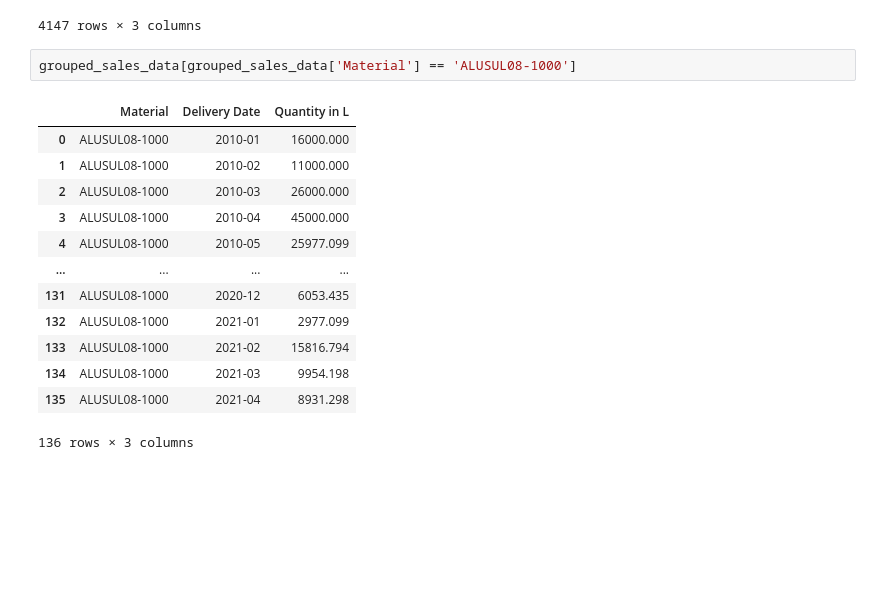
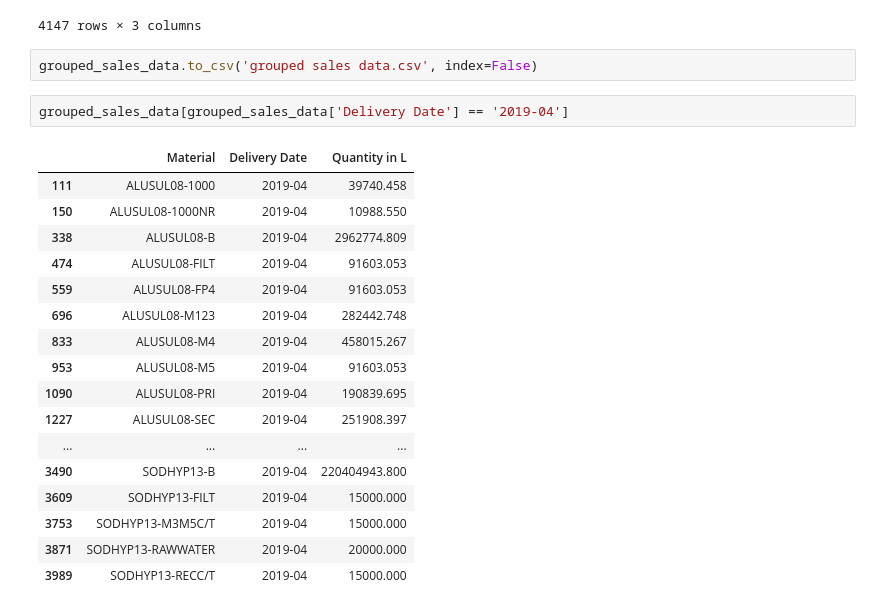
Before and after one commit to yahaod/DS-Project-Group-19, a Jupyter notebook: preprocessing.ipynb, the cells around one changed output. Saved outputs shown, nothing was run; the diff lists cells and outputs as text; blank space fills up the shorter version.

```diff
--- a/preprocessing.ipynb
+++ b/preprocessing.ipynb
@@ -99,19 +106,25 @@ grouped_sales_data
 | 4145 | SODHYP5-B | 2021-03 | 3987.000 |
 | 4146 | SODHYP5-B | 2021-04 | 6323.000 |
 4147 rows × 3 columns
-# %%
-grouped_sales_data[grouped_sales_data['Material'] == 'ALUSUL08-1000']
-# %% [output]
-|  | Material | Delivery Date | Quantity in L |
-| 0 | ALUSUL08-1000 | 2010-01 | 16000.000 |
-| 1 | ALUSUL08-1000 | 2010-02 | 11000.000 |
-| 2 | ALUSUL08-1000 | 2010-03 | 26000.000 |
-| 3 | ALUSUL08-1000 | 2010-04 | 45000.000 |
-| 4 | ALUSUL08-1000 | 2010-05 | 25977.099 |
-| ... | ... | ... | ... |
-| 131 | ALUSUL08-1000 | 2020-12 | 6053.435 |
-| 132 | ALUSUL08-1000 | 2021-01 | 2977.099 |
-| 133 | ALUSUL08-1000 | 2021-02 | 15816.794 |
-| 134 | ALUSUL08-1000 | 2021-03 | 9954.198 |
-| 135 | ALUSUL08-1000 | 2021-04 | 8931.298 |
-136 rows × 3 columns
+# %%
+grouped_sales_data.to_csv('grouped sales data.csv', index=False)
+# %%
+grouped_sales_data[grouped_sales_data['Delivery Date'] == '2019-04']
+# %% [output]
+|  | Material | Delivery Date | Quantity in L |
+| 111 | ALUSUL08-1000 | 2019-04 | 39740.458 |
+| 150 | ALUSUL08-1000NR | 2019-04 | 10988.550 |
+| 338 | ALUSUL08-B | 2019-04 | 2962774.809 |
+| 474 | ALUSUL08-FILT | 2019-04 | 91603.053 |
+| 559 | ALUSUL08-FP4 | 2019-04 | 91603.053 |
+| 696 | ALUSUL08-M123 | 2019-04 | 282442.748 |
+| 833 | ALUSUL08-M4 | 2019-04 | 458015.267 |
+| 953 | ALUSUL08-M5 | 2019-04 | 91603.053 |
+| 1090 | ALUSUL08-PRI | 2019-04 | 190839.695 |
+| 1227 | ALUSUL08-SEC | 2019-04 | 251908.397 |
+| ... | ... | ... | ... |
+| 3490 | SODHYP13-B | 2019-04 | 220404943.800 |
+| 3609 | SODHYP13-FILT | 2019-04 | 15000.000 |
+| 3753 | SODHYP13-M3M5C/T | 2019-04 | 15000.000 |
+| 3871 | SODHYP13-RAWWATER | 2019-04 | 20000.000 |
+| 3989 | SODHYP13-RECC/T | 2019-04 | 15000.000 |
```
Also changed, not shown: parts of 1 cell of this notebook, 5 other files.
